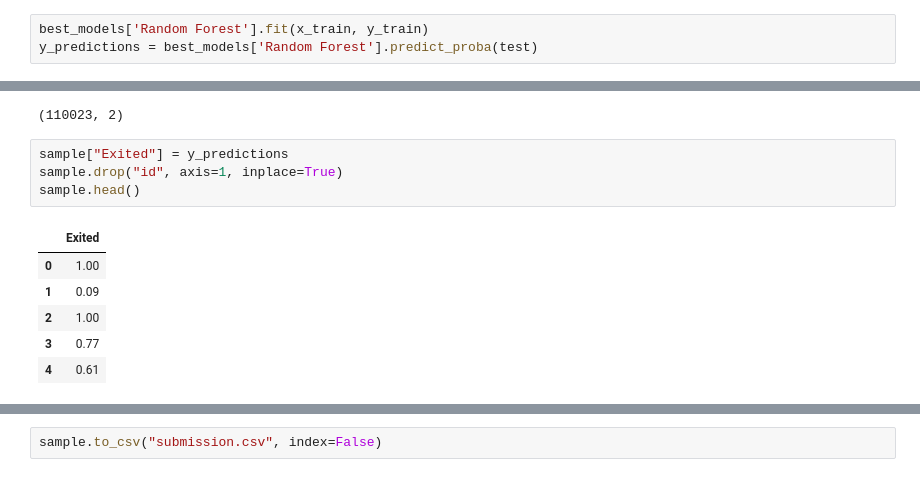
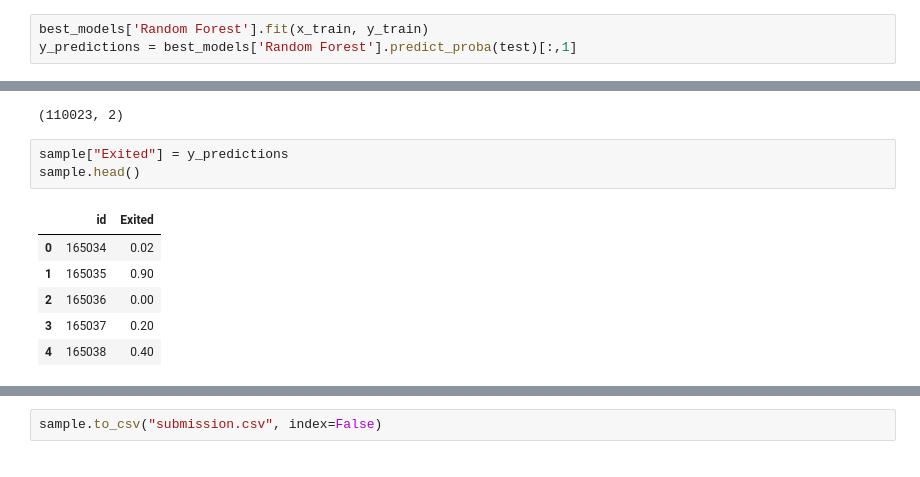
Before and after one commit to betuldemirdag/Ada_Lovelace_Akademi_Bitirme_Projesi, a Jupyter notebook: bank_churn.ipynb, the cells around one changed output, grey strips where cells are left out. Saved outputs shown, nothing was run; the diff lists cells and outputs as text.

```diff
--- a/bank_churn.ipynb
+++ b/bank_churn.ipynb
@@ -559,7 +561,7 @@ Text(0, 0.5, 'True Positive Rate')
 # **Getting Result**
 # %%
 best_models['Random Forest'].fit(x_train, y_train)
-y_predictions = best_models['Random Forest'].predict_proba(test)
+y_predictions = best_models['Random Forest'].predict_proba(test)[:,1]
 # %%
 y_predictions[:20]
 # %% [output]
@@ -593,12 +578,11 @@ sample.shape
 (110023, 2)
 # %%
 sample["Exited"] = y_predictions
-sample.drop("id", axis=1, inplace=True)
 sample.head()
 # %% [output]
-|  | Exited |
-| 0 | 1.00 |
-| 1 | 0.09 |
-| 2 | 1.00 |
-| 3 | 0.77 |
-| 4 | 0.61 |
+|  | id | Exited |
+| 0 | 165034 | 0.02 |
+| 1 | 165035 | 0.90 |
+| 2 | 165036 | 0.00 |
+| 3 | 165037 | 0.20 |
+| 4 | 165038 | 0.40 |
```
Also changed, not shown: parts of 7 cells of this notebook, 1 other file.
